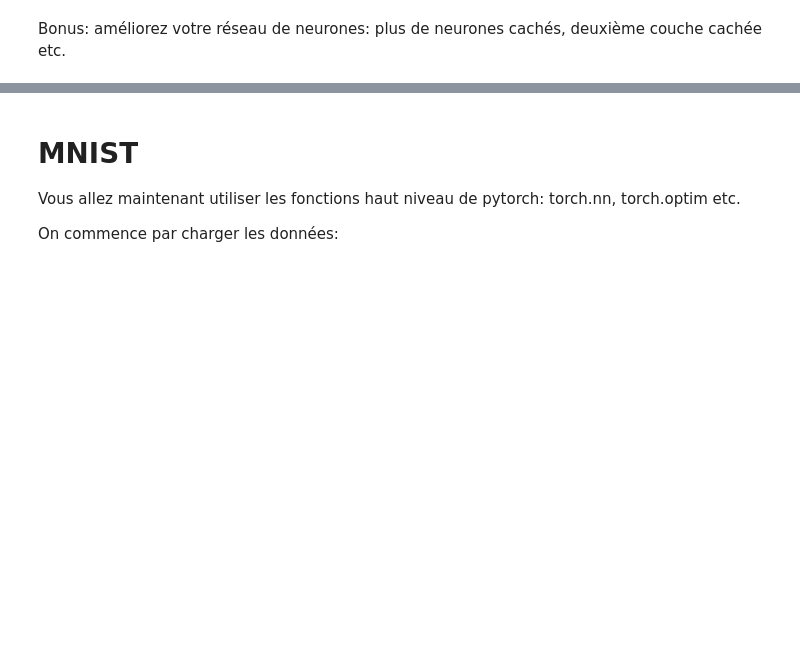
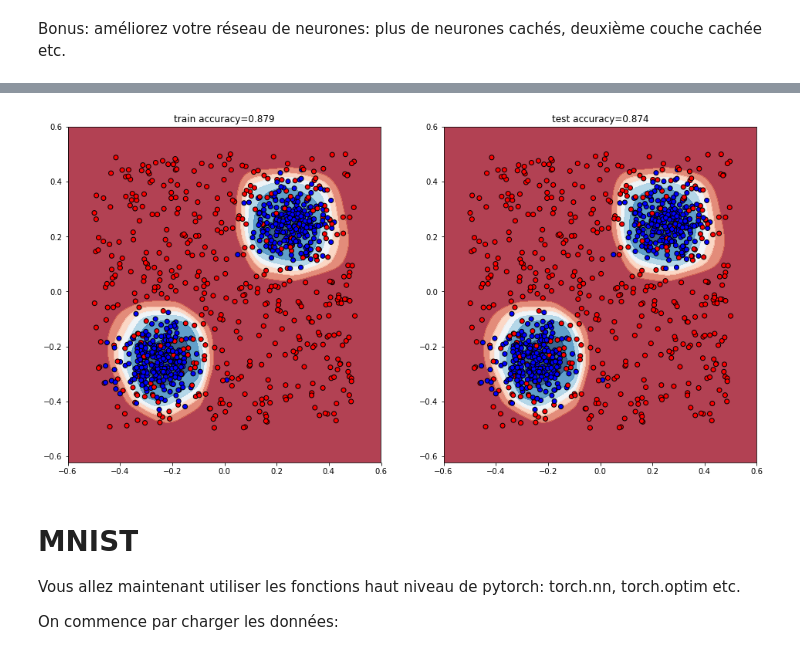
Before and after one commit to Alsaxian/PGM, a Jupyter notebook: intro.ipynb, the cells around one changed output, grey strips where cells are left out. Saved outputs shown, nothing was run; the diff lists cells and outputs as text; code cells hidden in the pictures; blank space fills up the shorter version.

```diff
--- a/intro.ipynb
+++ b/intro.ipynb
@@ -396,3 +789,7 @@ Bonus: améliorez votre réseau de neurones: plus de neurones cachés, deuxième
+# %%
+drawPoints()
+# %% [output]
+[figure, added]
 # %% [markdown]
 # MNIST
 
```
Also changed, not shown: parts of 28 cells of this notebook, 7 other files.
